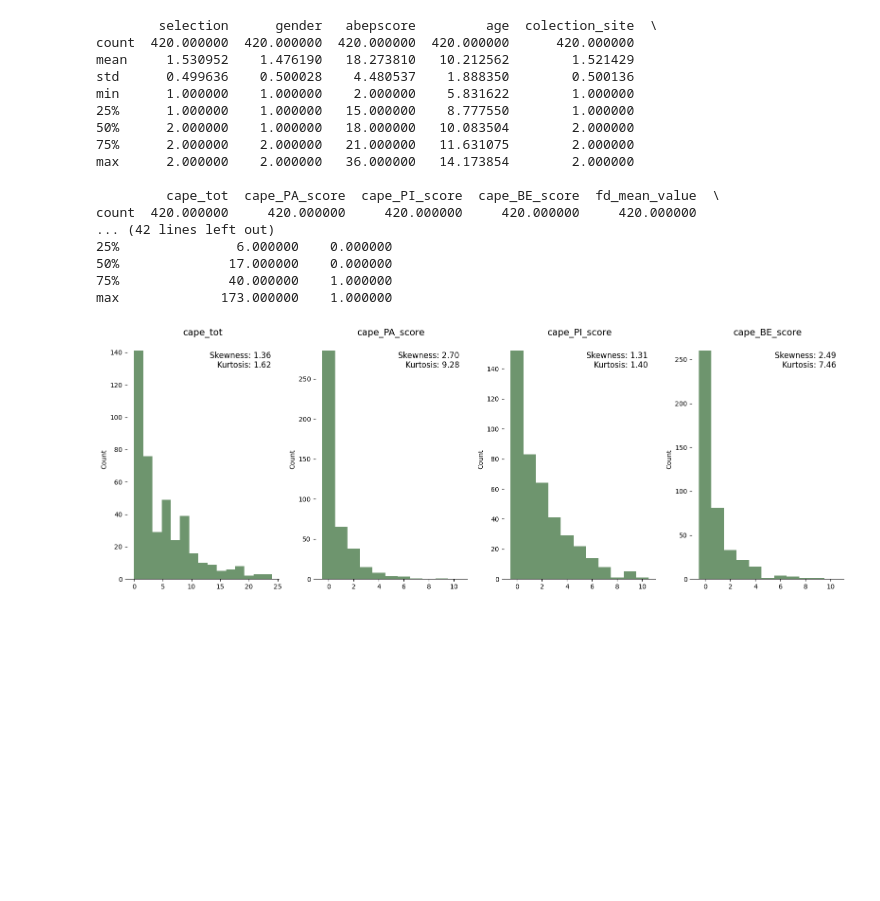
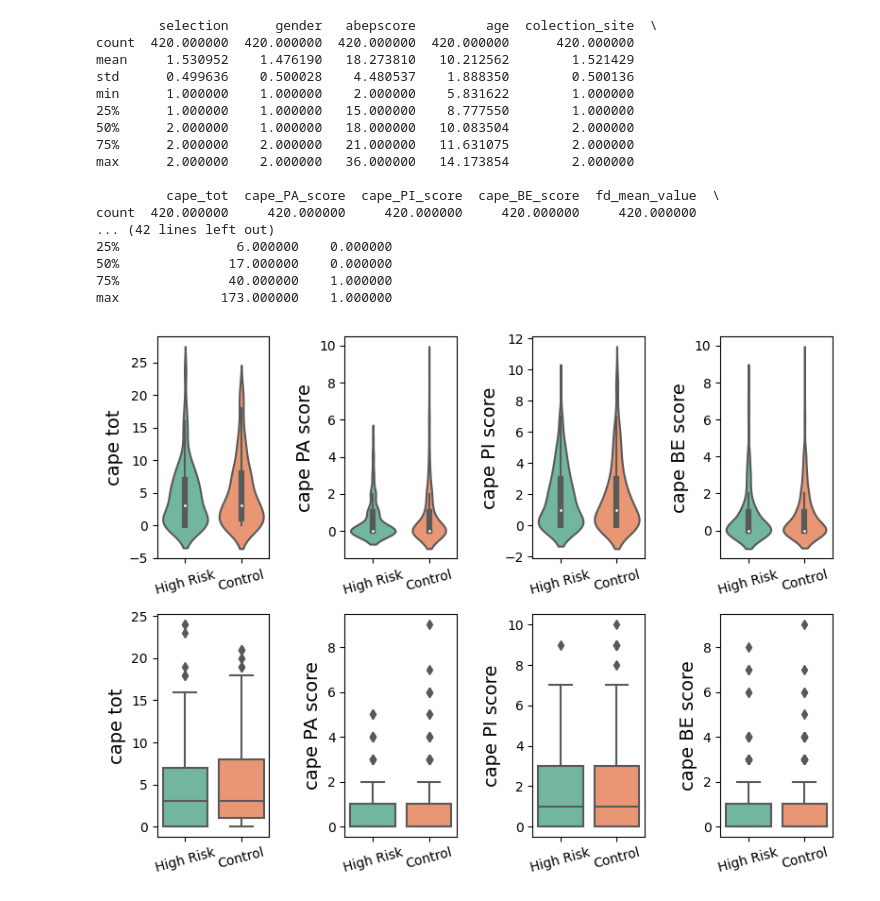
Before and after one commit to angeloodr/INPD-neuroimage-cape, a Jupyter notebook: code/organizing_dataset.ipynb, the cells around one changed output. Cells and saved outputs as stored; diff of their text form; code cells hidden in the pictures; blank space fills up the shorter version.

```diff
--- a/code/organizing_dataset.ipynb
+++ b/code/organizing_dataset.ipynb
@@ -464,7 +456,7 @@ for idf, data_frame in enumerate([df_inicial, df_final_final]):
                     plt.xticks(ticks=[1.25, 1.75], labels=['M', 'F'], rotation=45)
             # se for selection utilizar High Risk no lugar do 1.25 e Control no lugar do 1.75
             if var == 'selection':
-                    plt.xticks(ticks=[1.25, 1.75], labels=['High Risk', 'Control'], rotation=45)
+                    plt.xticks(ticks=[1.25, 1.75], labels=['High Risk', 'Control'], rotation=15)
             # se for conlection_site utilizar SP no lugar do 1.25 e RS no lugar do 1.75
             if var == 'colection_site':
                     plt.xticks(ticks=[1.25, 1.75], labels=['SP', 'RS'], rotation=45)
@@ -545,51 +537,29 @@ count  420.000000     420.000000     420.000000     420.000000     420.000000
 50%              17.000000    0.000000
 75%              40.000000    1.000000
 max             173.000000    1.000000
-# %%
-# Definir a figura
-plt.figure(figsize=(16,6))
-
-data_frame = df_final_final
-
-# Plot 1 row x 4 columns (one plot per variable)
-for indexx, var in enumerate(['cape_tot', 'cape_PA_score', 'cape_PI_score', 'cape_BE_score']):
-    plt.subplot(1, 4, indexx+1)
-
-    # Obter os dados da variável atual, removendo NaNs
-    data = data_frame[var].dropna()
-
-    # Para variáveis contínuas, calcular a média e o desvio padrão
-    mean = np.mean(data)
-    std = np.std(data)
-
-    # Escolher número de bins e obter os limites de cada intervalo
-    # Plotar o histograma usando os bins calculados
-    if var == 'cape_tot':
-        plt.hist(data, bins=15, density=False, alpha=0.6, color="#0d4f0d", label='Histogram')
-    else:
-        # scores are integers 0-10, using bin edges that center on each value
-        bins = np.arange(-0.5, 11.5, 1)
-        plt.hist(data, bins=bins, density=False, alpha=0.6, color="#0d4f0d", label='Histogram')
-
-    plt.title(f'{var}', fontsize=14)
-
-    # Calcular skewness (assimetria) e kurtosis (curtose)
-    skewness = skew(data)
-    kurt = kurtosis(data)
-
-    # Adicionar os valores de skewness e kurtosis no plot
-    plt.text(0.95, 0.95, f'Skewness: {skewness:.2f}\nKurtosis: {kurt:.2f}',
-                transform=plt.gca().transAxes, fontsize=12, verticalalignment='top', horizontalalignment='right')
-
-    # Style adjustments
-    plt.gca().spines['left'].set_visible(False)
-    plt.gca().spines['right'].set_visible(False)
-    plt.gca().spines['top'].set_visible(False)
-    plt.gca().spines['bottom'].set_visible(True)
-    plt.ylabel('Count')
-
-# Ajustar o layout para evitar sobreposição
-plt.tight_layout(rect=[0, 0, 1, 0.97])  # Deixar espaço no topo para os títulos
-plt.show()
-# %% [output]
-[figure, removed]
+# %%
+# create a violin and box plot for CAPE total and CAPE_PA_score CAPE_BE_score and CAPE_PI_score
+# by selection variable in df_final_final
+import seaborn as sns
+import matplotlib.pyplot as plt
+plt.figure(figsize=(8, 6))
+for indexx, var in enumerate(['cape_tot', 'cape_PA_score', 'cape_PI_score', 'cape_BE_score']):
+
+    plt.subplot(2, 4, indexx + 1)
+    sns.violinplot(x='selection', y=var, data=df_final_final, palette='Set2')
+    # plt.title(f'{var.replace("_", " ").title()} by Selection Variable', fontsize=16)
+    plt.xlabel('')
+    plt.xticks(ticks=[0, 1], labels=['High Risk', 'Control'], rotation=15)
+    plt.ylabel(var.replace("_", " "), fontsize=14)
+
+    plt.subplot(2, 4, indexx + 1 + 4)
+    sns.boxplot(x='selection', y=var, data=df_final_final, palette='Set2')
+    # plt.title(f'{var.replace("_", " ").title()} by Selection Variable', fontsize=16)
+    # hide x axis label
+    plt.xlabel("")
+    plt.xticks(ticks=[0, 1], labels=['High Risk', 'Control'], rotation=15)
+    plt.ylabel(var.replace("_", " "), fontsize=14)
+plt.tight_layout()
+plt.show()
+# %% [output]
+[figure, added]
```
Also changed, not shown: parts of 4 cells of this notebook, 3 other files.
